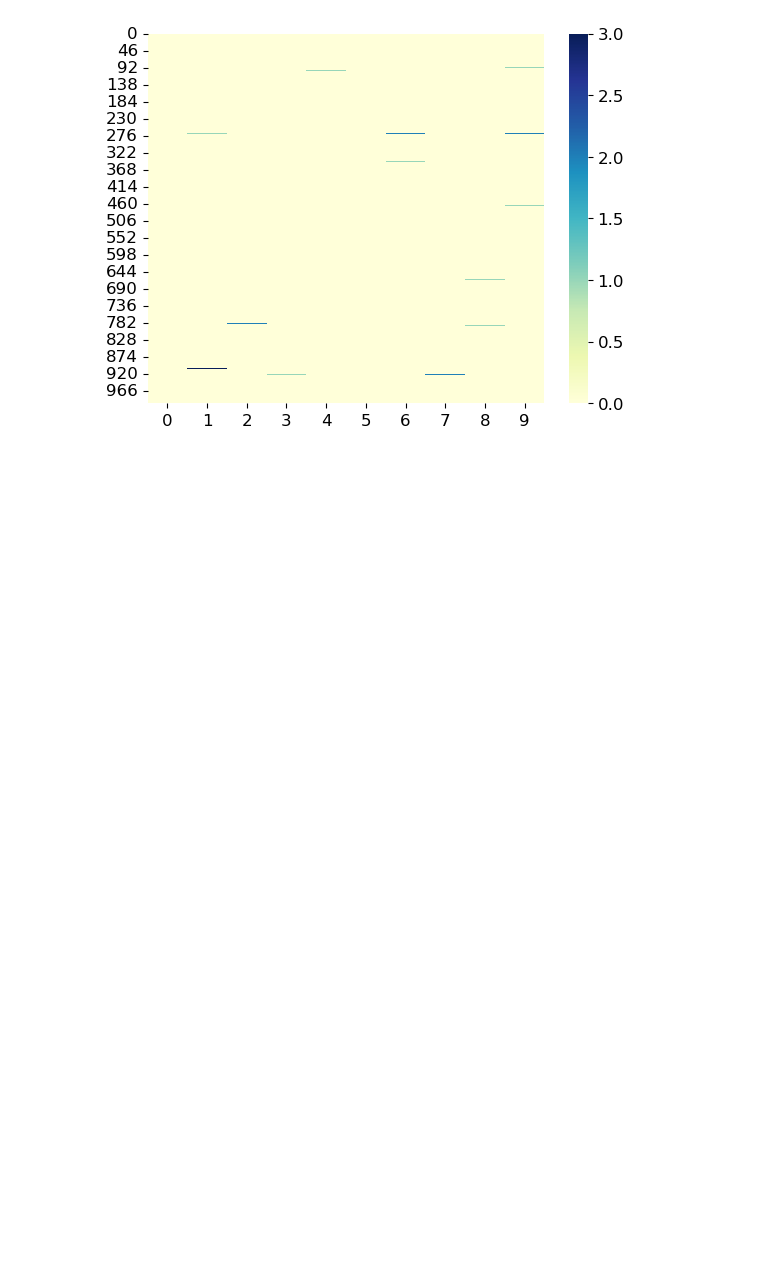
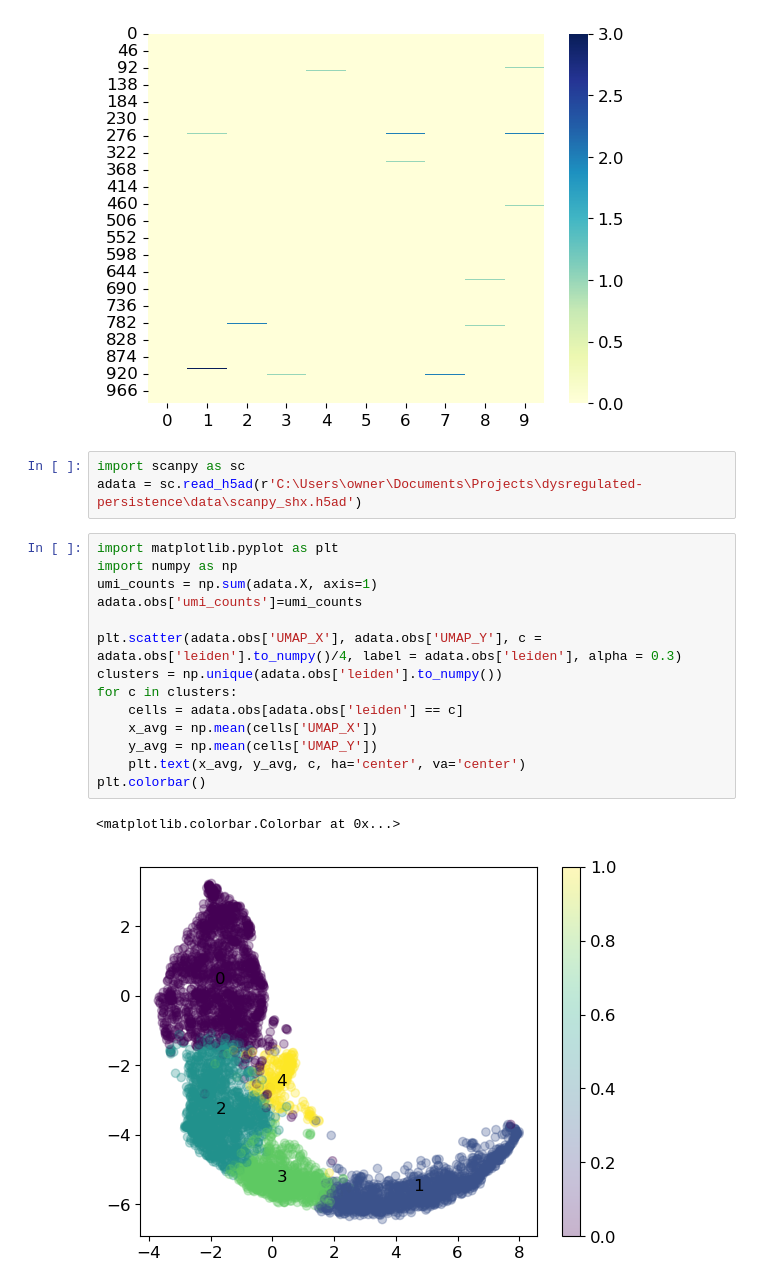
Before and after one commit to alongutf/dysregulated-persistence, a Jupyter notebook: scripts/test.ipynb, the cells around one changed output. Saved outputs shown, nothing was run; the diff lists cells and outputs as text; blank space fills up the shorter version.

Commit message:
cluster_analysis

```diff
--- a/scripts/test.ipynb
+++ b/scripts/test.ipynb
@@ -362,3 +362,23 @@ sns.heatmap(raw, cmap='YlGnBu')
 # %% [output]
 <Axes: >
 [figure]
+# %%
+import scanpy as sc
+adata = sc.read_h5ad(r'C:\Users\owner\Documents\Projects\dysregulated-persistence\data\scanpy_shx.h5ad')
+# %%
+import matplotlib.pyplot as plt
+import numpy as np
+umi_counts = np.sum(adata.X, axis=1)
+adata.obs['umi_counts']=umi_counts
+
+plt.scatter(adata.obs['UMAP_X'], adata.obs['UMAP_Y'], c = adata.obs['leiden'].to_numpy()/4, label = adata.obs['leiden'], alpha = 0.3)
+clusters = np.unique(adata.obs['leiden'].to_numpy())
+for c in clusters:
+    cells = adata.obs[adata.obs['leiden'] == c]
+    x_avg = np.mean(cells['UMAP_X'])
+    y_avg = np.mean(cells['UMAP_Y'])
+    plt.text(x_avg, y_avg, c, ha='center', va='center')
+plt.colorbar()
+# %% [output]
+<matplotlib.colorbar.Colorbar at 0x...>
+[figure, added]
```
Also changed, not shown: parts of 5 cells of this notebook.
